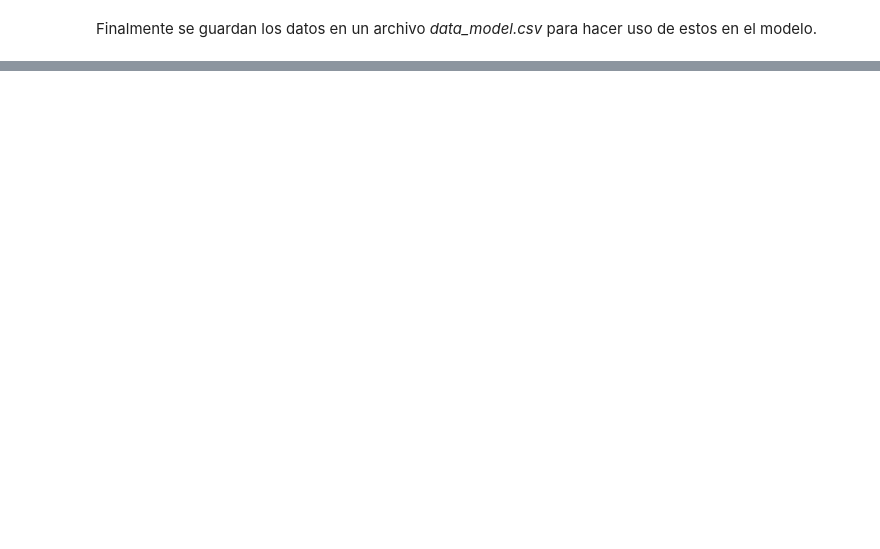
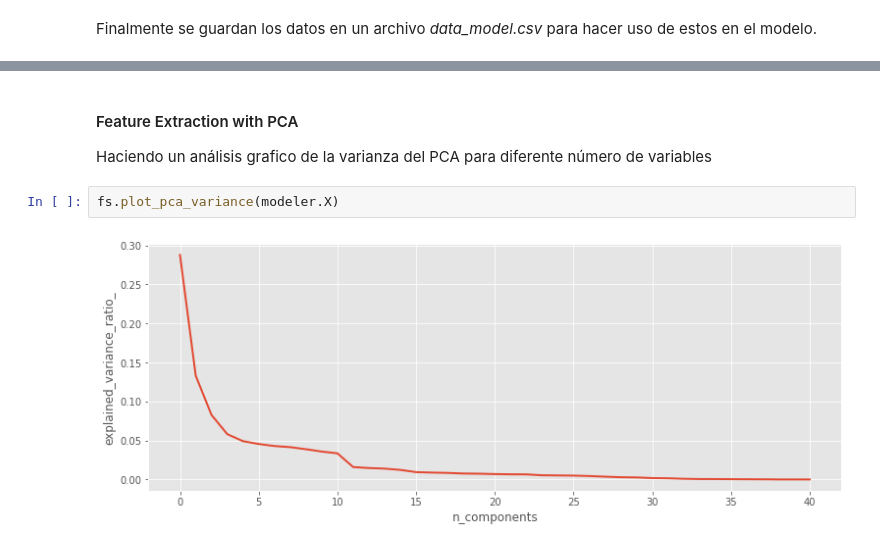
Before and after one commit to johanmarin/-default-of-credit-card-clients, a Jupyter notebook: analisis.ipynb, the cells around one changed output, grey strips where cells are left out. Drawn from its saved outputs; the diff is of its cells as text; blank space fills up the shorter version.

```diff
--- a/analisis.ipynb
+++ b/analisis.ipynb
@@ -164,0 +205,8 @@ file = "C:/Users/57318/Desktop/default-of-credit-card-clients/data_model.csv"
+# %% [markdown]
+#### Feature Extraction with PCA
+
+Haciendo un análisis grafico de la varianza del PCA para diferente número de variables
+# %%
+fs.plot_pca_variance(modeler.X)
+# %% [output]
+[figure, added]
```
Also changed, not shown: parts of 22 cells of this notebook, 22 other files.
